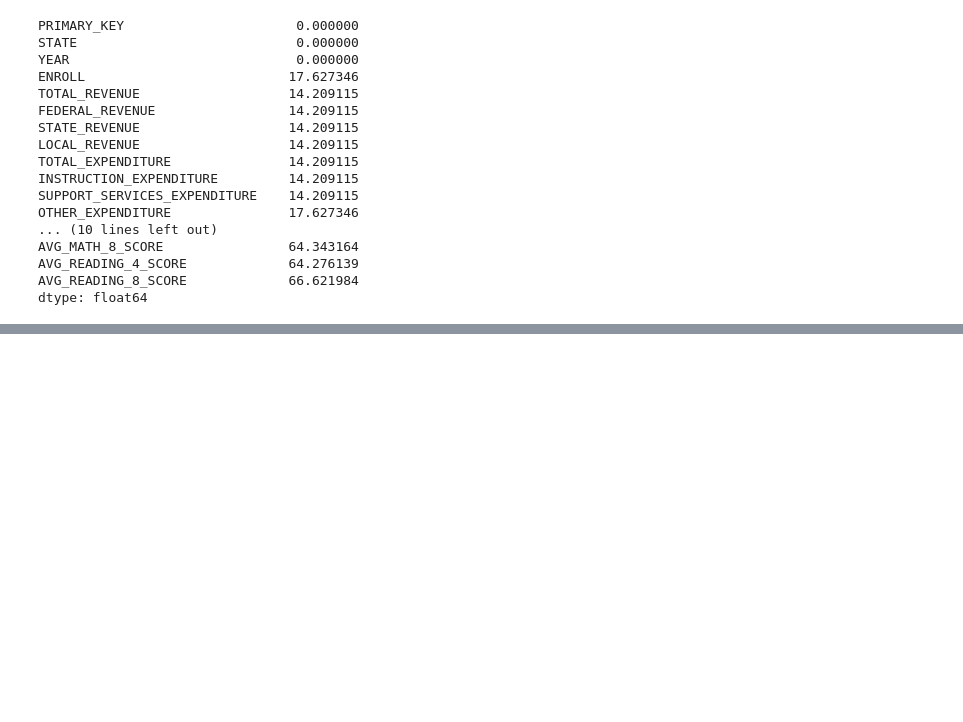
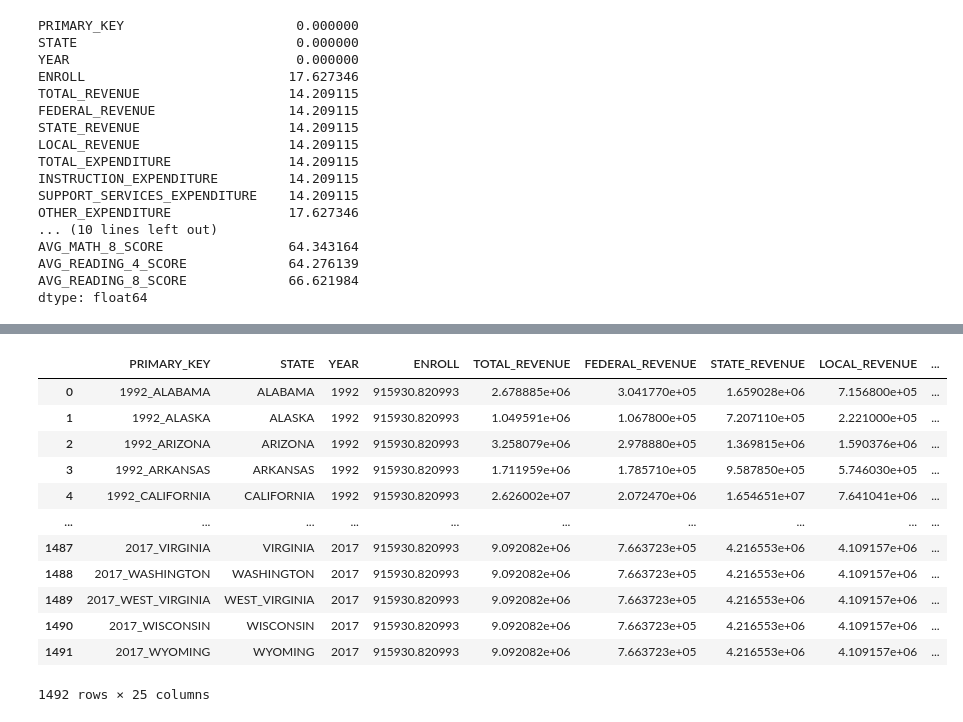
Before and after one commit to jhl126/Thinkful_work, a Jupyter notebook: Thinkful/Checkpoints/Data Cleaning II.ipynb, the cells around one changed output, grey strips where cells are left out. Cells and saved outputs as stored; diff of their text form; code cells hidden in the pictures; blank space fills up the shorter version.

```diff
--- a/Thinkful/Checkpoints/Data Cleaning II.ipynb
+++ b/Thinkful/Checkpoints/Data Cleaning II.ipynb
@@ -59,0 +78,25 @@ dtype: float64
+# %%
+student2 = student.copy()
+fill_list = ["ENROLL", "TOTAL_REVENUE", "FEDERAL_REVENUE",
+             "STATE_REVENUE", "LOCAL_REVENUE", "TOTAL_EXPENDITURE",
+             "INSTRUCTION_EXPENDITURE", "SUPPORT_SERVICES_EXPENDITURE",
+             "OTHER_EXPENDITURE", "CAPITAL_OUTLAY_EXPENDITURE", "GRADES_PK_G",
+             "GRADES_KG_G", "GRADES_4_G", "GRADES_8_G", "GRADES_12_G", "GRADES_1_8_G",
+             "GRADES_9_12_G", "GRADES_ALL_G"]
+for col in fill_list:
+    student2.loc[:, col] = student2.loc[:, col].fillna(student2.loc[:, col].mean())
+student2
+# %% [output]
+|  | PRIMARY_KEY | STATE | YEAR | ENROLL | TOTAL_REVENUE | FEDERAL_REVENUE | STATE_REVENUE | LOCAL_REVENUE | ... |
+| 0 | 1992_ALABAMA | ALABAMA | 1992 | 915930.820993 | 2.678885e+06 | 3.041770e+05 | 1.659028e+06 | 7.156800e+05 | ... |
+| 1 | 1992_ALASKA | ALASKA | 1992 | 915930.820993 | 1.049591e+06 | 1.067800e+05 | 7.207110e+05 | 2.221000e+05 | ... |
+| 2 | 1992_ARIZONA | ARIZONA | 1992 | 915930.820993 | 3.258079e+06 | 2.978880e+05 | 1.369815e+06 | 1.590376e+06 | ... |
+| 3 | 1992_ARKANSAS | ARKANSAS | 1992 | 915930.820993 | 1.711959e+06 | 1.785710e+05 | 9.587850e+05 | 5.746030e+05 | ... |
+| 4 | 1992_CALIFORNIA | CALIFORNIA | 1992 | 915930.820993 | 2.626002e+07 | 2.072470e+06 | 1.654651e+07 | 7.641041e+06 | ... |
+| ... | ... | ... | ... | ... | ... | ... | ... | ... | ... |
+| 1487 | 2017_VIRGINIA | VIRGINIA | 2017 | 915930.820993 | 9.092082e+06 | 7.663723e+05 | 4.216553e+06 | 4.109157e+06 | ... |
+| 1488 | 2017_WASHINGTON | WASHINGTON | 2017 | 915930.820993 | 9.092082e+06 | 7.663723e+05 | 4.216553e+06 | 4.109157e+06 | ... |
+| 1489 | 2017_WEST_VIRGINIA | WEST_VIRGINIA | 2017 | 915930.820993 | 9.092082e+06 | 7.663723e+05 | 4.216553e+06 | 4.109157e+06 | ... |
+| 1490 | 2017_WISCONSIN | WISCONSIN | 2017 | 915930.820993 | 9.092082e+06 | 7.663723e+05 | 4.216553e+06 | 4.109157e+06 | ... |
+| 1491 | 2017_WYOMING | WYOMING | 2017 | 915930.820993 | 9.092082e+06 | 7.663723e+05 | 4.216553e+06 | 4.109157e+06 | ... |
+1492 rows × 25 columns
```
Also changed, not shown: parts of 6 cells of this notebook.
